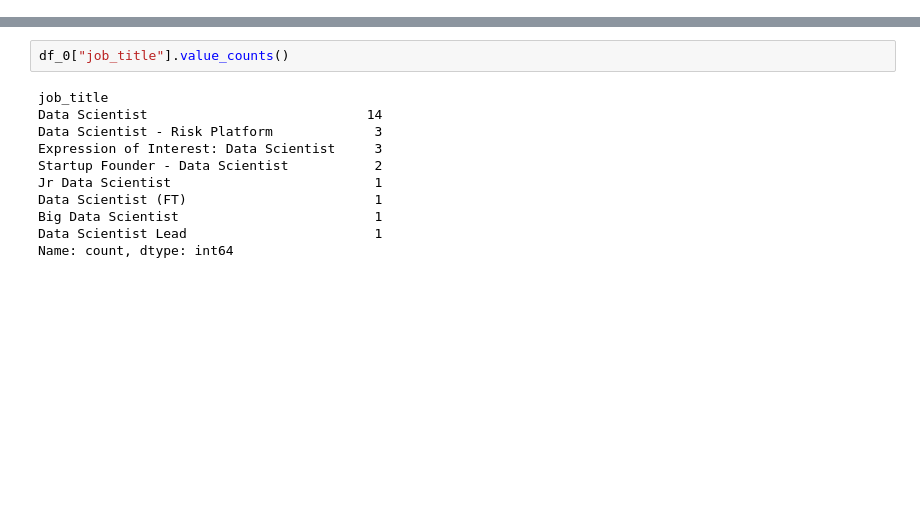
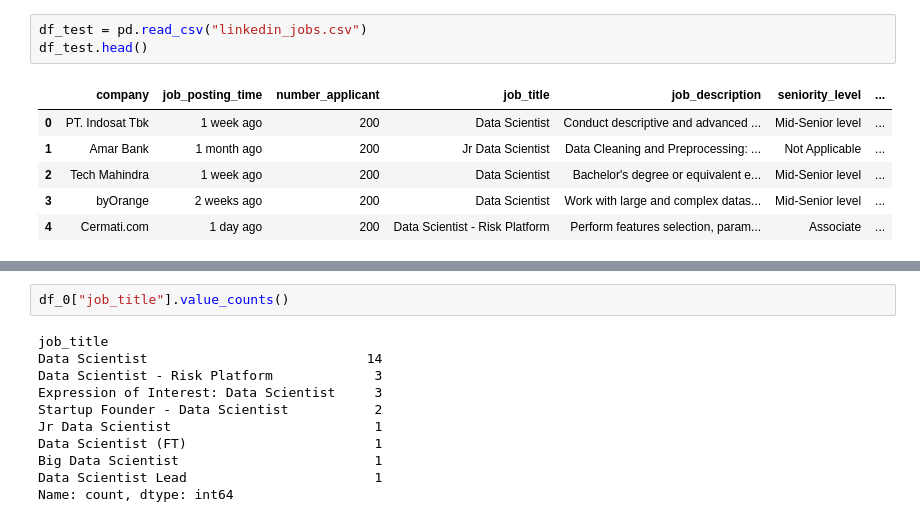
Before and after one commit to randi-source/Artificial_Inteligence, a Jupyter notebook: UAS/test.ipynb, the cells around one changed output, grey strips where cells are left out. Drawn from its saved outputs; the diff is of its cells as text; blank space fills up the shorter version.

```diff
--- a/UAS/test.ipynb
+++ b/UAS/test.ipynb
@@ -22,3 +10,13 @@ import pandas as pd
+# %%
+df_test = pd.read_csv("linkedin_jobs.csv")
+df_test.head()
+# %% [output]
+|  | company | job_posting_time | number_applicant | job_title | job_description | seniority_level | ... |
+| 0 | PT. Indosat Tbk | 1 week ago | 200 | Data Scientist | Conduct descriptive and advanced ... | Mid-Senior level | ... |
+| 1 | Amar Bank | 1 month ago | 200 | Jr Data Scientist | Data Cleaning and Preprocessing: ... | Not Applicable | ... |
+| 2 | Tech Mahindra | 1 week ago | 200 | Data Scientist | Bachelor's degree or equivalent e... | Mid-Senior level | ... |
+| 3 | byOrange | 2 weeks ago | 200 | Data Scientist | Work with large and complex datas... | Mid-Senior level | ... |
+| 4 | Cermati.com | 1 day ago | 200 | Data Scientist - Risk Platform | Perform features selection, param... | Associate | ... |
 # %%
 #df = pd.read_csv("linkedinjobs.csv")
 df_0 = scrape_linkedin_jobs(number_of_jobs=100, exact_match=True)
```
Also changed, not shown: parts of 5 cells of this notebook, 14 other files.
